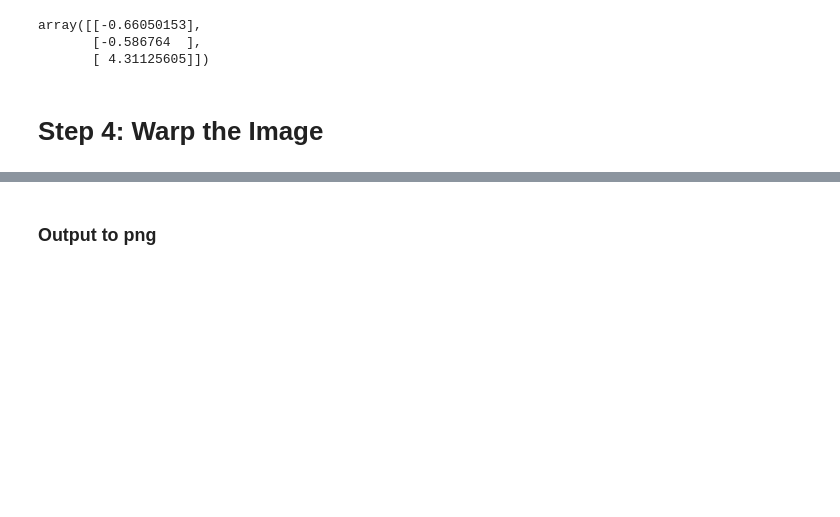
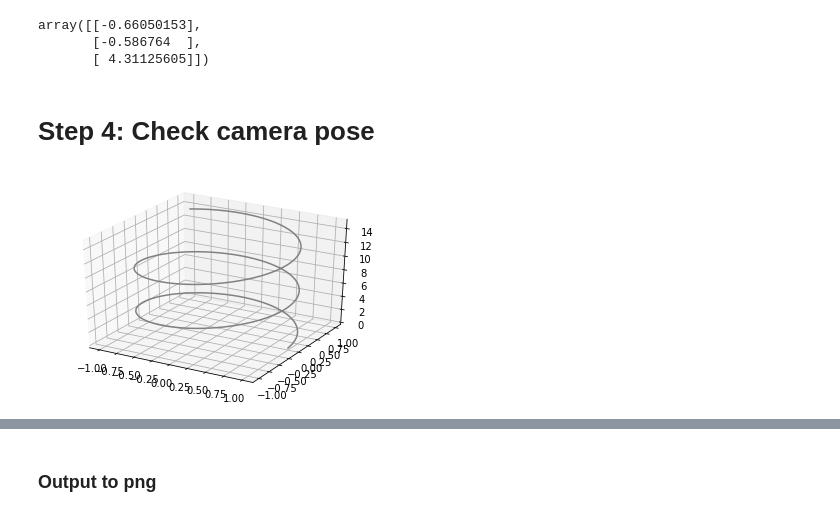
Before and after one commit to eshangaur/Perception-in-Robotics, a Jupyter notebook: project_2b/code/task_6/task_6.ipynb, the cells around one changed output, grey strips where cells are left out. Saved outputs shown, nothing was run; the diff lists cells and outputs as text; code cells hidden in the pictures; blank space fills up the shorter version.

Commit message:
stuck on step 4

```diff
--- a/project_2b/code/task_6/task_6.ipynb
+++ b/project_2b/code/task_6/task_6.ipynb
@@ -106,4 +108,4 @@ array([[-0.66050153],
        [-0.586764  ],
        [ 4.31125605]])
 # %% [markdown]
-# Step 4: Warp the Image
+# Step 4: Check camera pose
@@ -109,0 +116,17 @@ array([[-0.66050153],
+# %%
+fig = plt.figure()
+ax = plt.axes(projection="3d")
+
+z_line = np.linspace(0, 15, 1000)
+x_line = np.cos(z_line)
+y_line = np.sin(z_line)
+ax.plot3D(x_line, y_line, z_line, 'gray')
+
+# z_points = 15 * np.random.random(100)
+# x_points = np.cos(z_points) + 0.1 * np.random.randn(100)
+# y_points = np.sin(z_points) + 0.1 * np.random.randn(100)
+# ax.scatter3D(x_points, y_points, z_points, c=z_points, cmap='hsv');
+
+plt.show()
+# %% [output]
+[figure, added]
```
Also changed, not shown: parts of 5 cells of this notebook.
